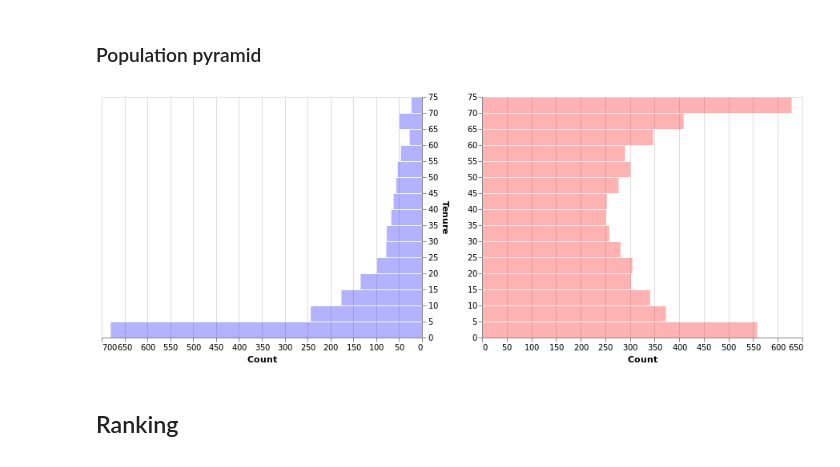
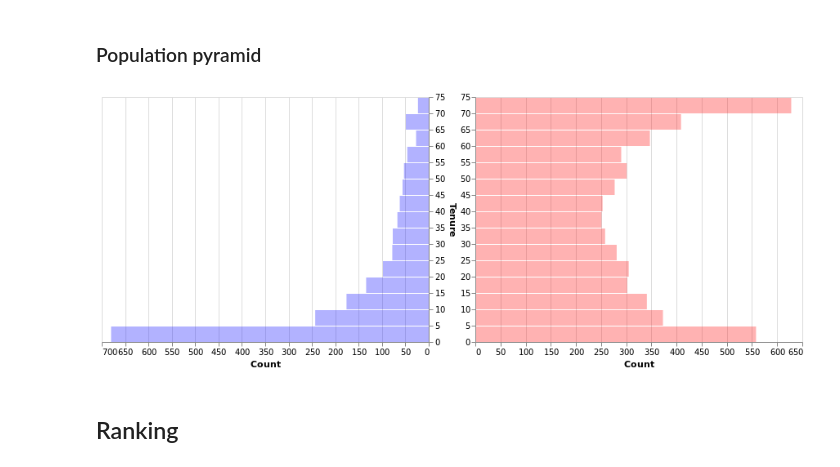
Before and after one commit to amitkaps/data-vis-python, a Jupyter notebook: 03-Purpose.ipynb, the cells around one changed output. Cells and saved outputs as stored; diff of their text form; code cells hidden in the pictures.

```diff
--- a/03-Purpose.ipynb
+++ b/03-Purpose.ipynb
@@ -136,9 +136,9 @@ right = alt.Chart(churn).mark_bar(color="red", opacity=0.3).encode(
     alt.X("count()", title="Count")
 ).transform_filter('datum.Churn =="No"')
 # %%
-alt.concat(left, right)
+alt.concat(left, right, spacing=2)
 # %% [output]
-[figure, old version]
+[figure, new version]
 # %% [markdown]
 ## Ranking ###
 # %% [markdown]
```
Also changed, not shown: 1 other file.
